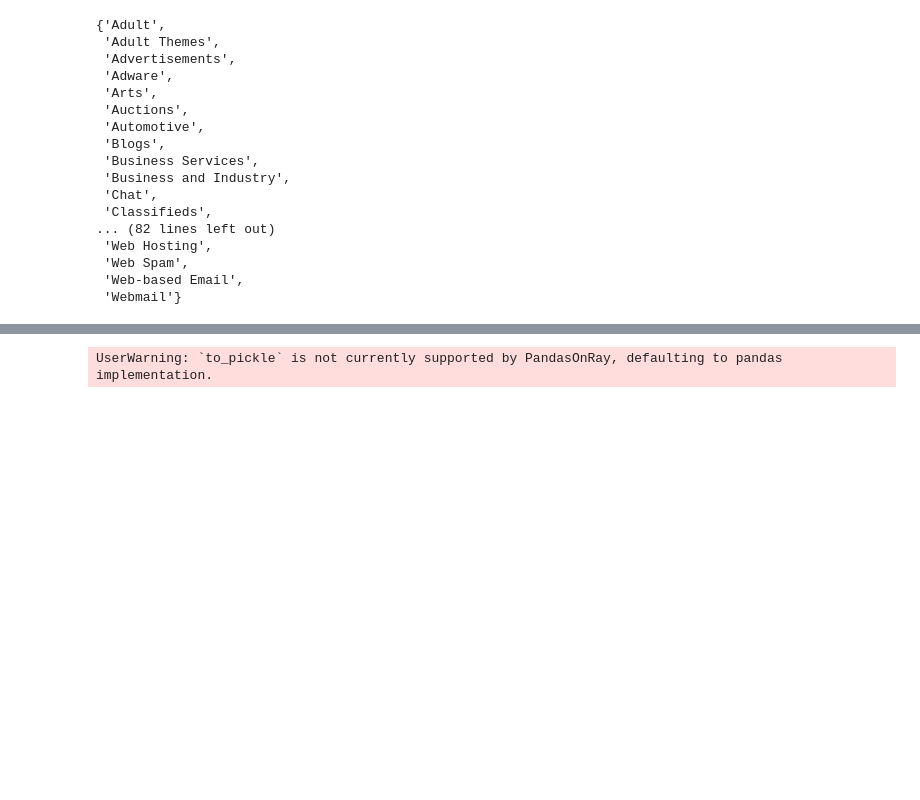
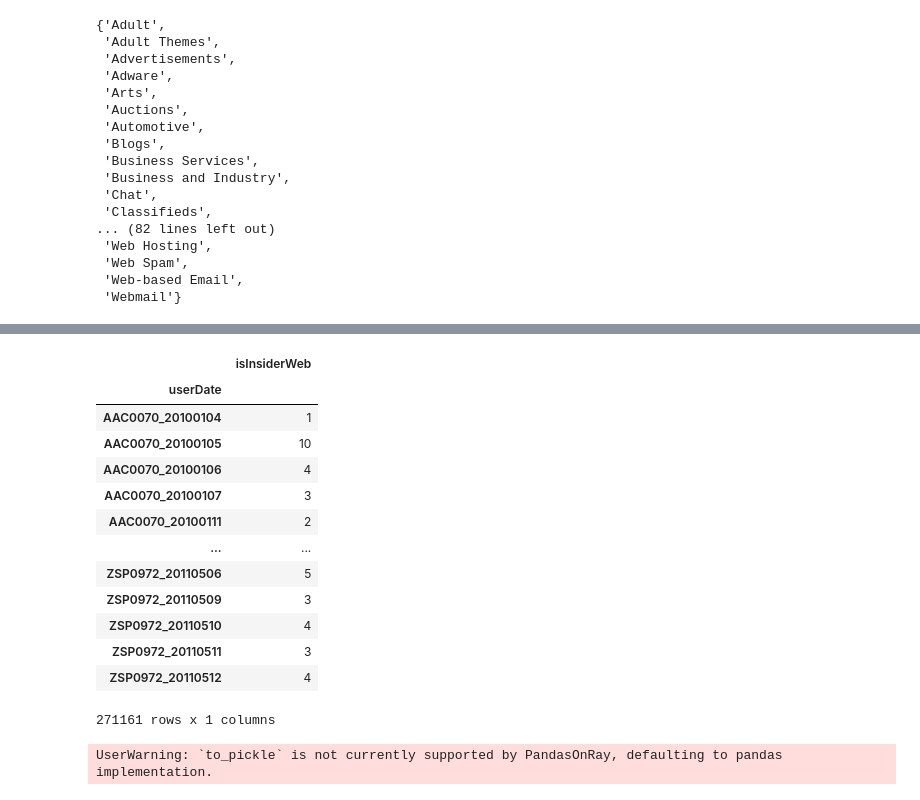
Before and after one commit to hendt5997/capstone, a Jupyter notebook: http/http.ipynb, the cells around one changed output, grey strips where cells are left out. Drawn from its saved outputs; the diff is of its cells as text; code cells hidden in the pictures; blank space fills up the shorter version.

```diff
--- a/http/http.ipynb
+++ b/http/http.ipynb
@@ -197,3 +248,20 @@ df_insiderWebCount = df_test[df_test['isInsiderWeb'] == 1].groupby('userDate').s
+# %%
+df_insiderWebCount
+# %% [output]
+|  | isInsiderWeb |
+| userDate |  |
+| AAC0070_20100104 | 1 |
+| AAC0070_20100105 | 10 |
+| AAC0070_20100106 | 4 |
+| AAC0070_20100107 | 3 |
+| AAC0070_20100111 | 2 |
+| ... | ... |
+| ZSP0972_20110506 | 5 |
+| ZSP0972_20110509 | 3 |
+| ZSP0972_20110510 | 4 |
+| ZSP0972_20110511 | 3 |
+| ZSP0972_20110512 | 4 |
+271161 rows x 1 columns
 # %%
 df_insiderWebCount.to_pickle('insiderWebCount.pkl')
 # %% [output]
```
Also changed, not shown: parts of 16 cells of this notebook, 18 other files.
